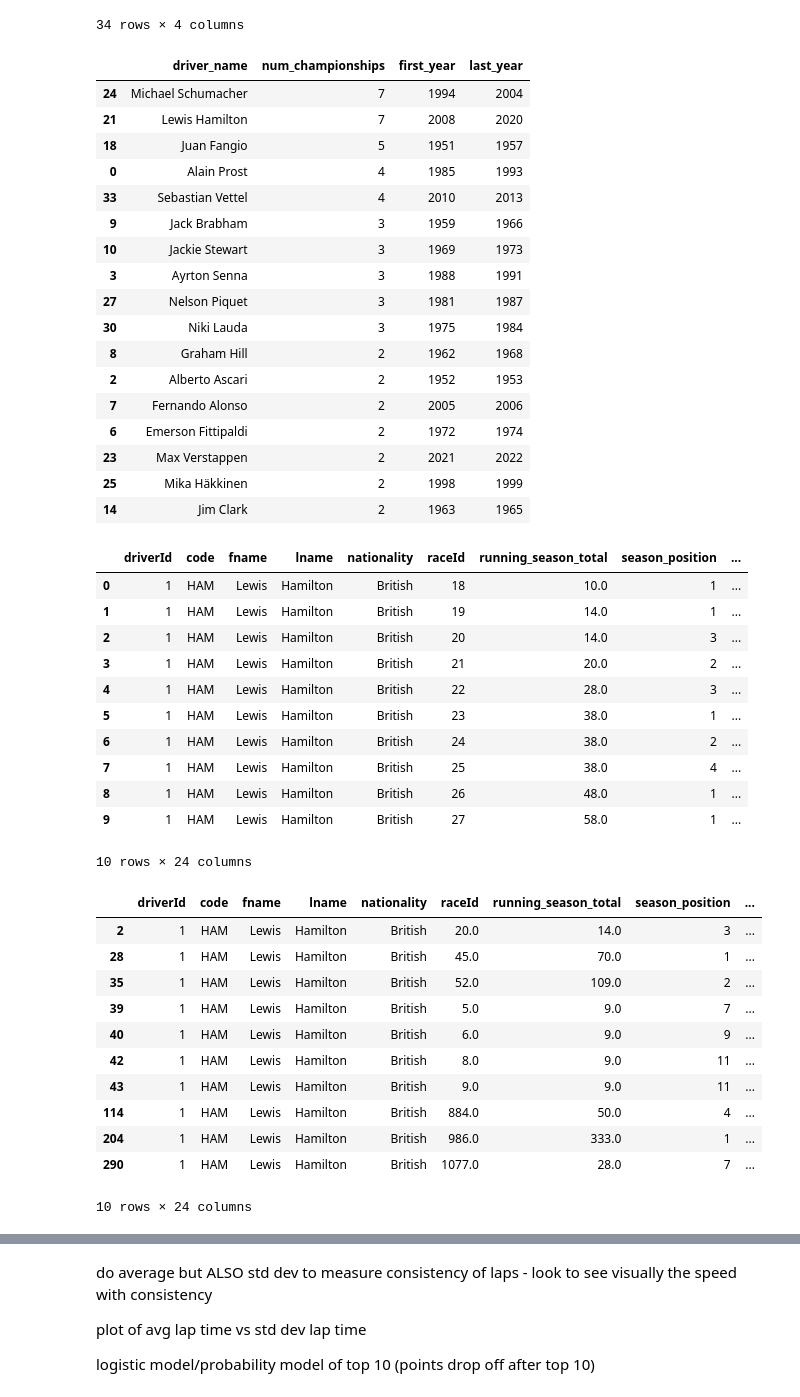
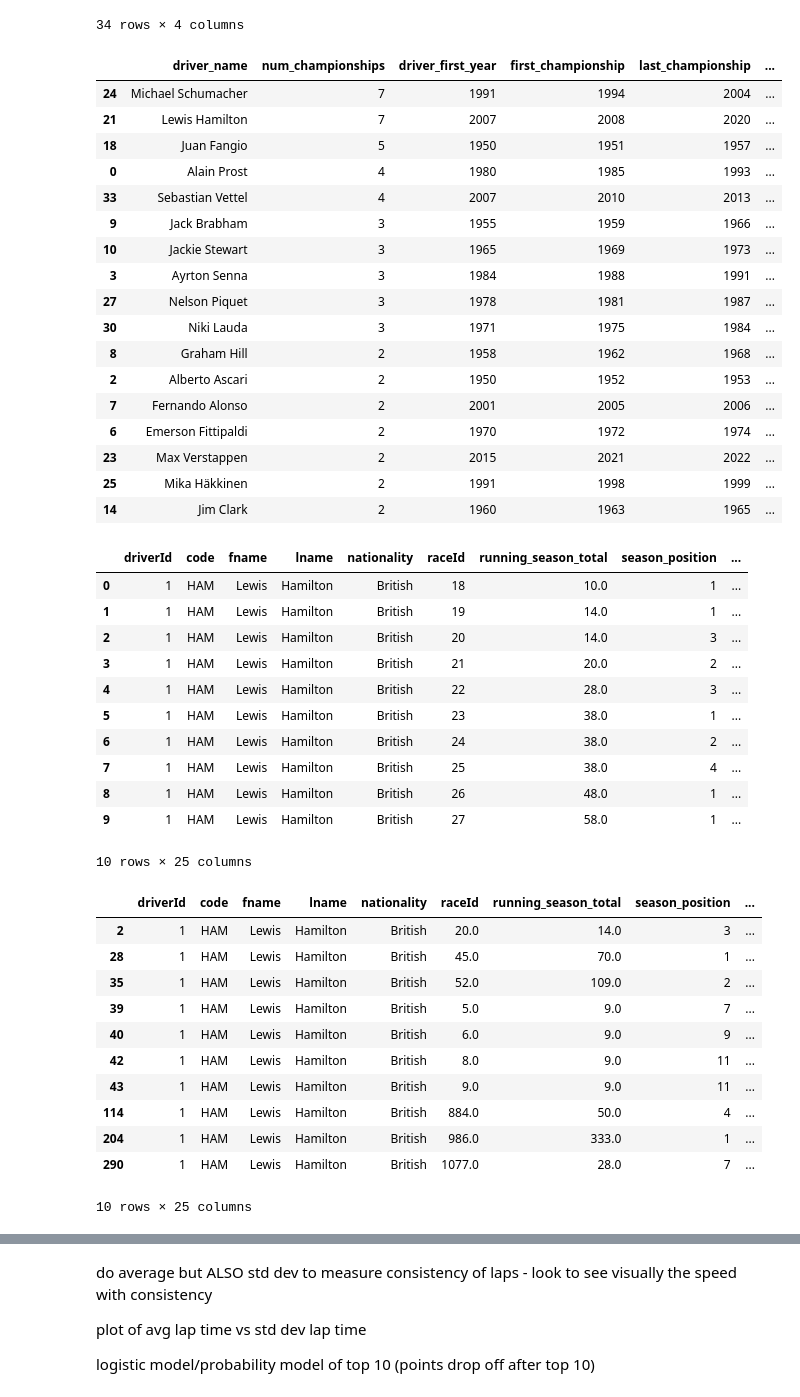
Before and after one commit to mclellanw00/capstone, a Jupyter notebook: F1Data.ipynb, the cells around one changed output, grey strips where cells are left out. Cells and saved outputs as stored; diff of their text form; code cells hidden in the pictures.

```diff
--- a/F1Data.ipynb
+++ b/F1Data.ipynb
@@ -343,7 +359,7 @@ drivers_results_cols.head(8)
 8 rows × 32 columns
 # %%
 drivers_results_cleaning = (drivers_results_cols
-            >> drop(X.position_y, X.position_x, X.positionOrder, X['rank'], X['number'], X['grid'], X.resultId, X.driverStandingsId, X.milliseconds)
+            >> drop(X.position_y, X.position_x, X.positionOrder, X['rank'], X['number'], X.resultId, X.driverStandingsId, X.milliseconds)
 )
 drivers_results_cleaning.head(10)
 # %% [output]
@@ -383,6 +399,10 @@ Index(['driverId', 'code', 'fname', 'lname', 'nationality', 'raceId',
 personalmax = (drivers_status
         >> group_by(X.driverId, X.fname, X.lname, X.nationality, X.year)
         >> summarize(maxdrive = X.running_season_total.max())
+        >> ungroup
+        >> group_by(X.driverId)
+        >> mutate(driverFirst = X.year.min())
+        >> mutate(driverLast = X.year.max())
 )
 personalmax.head(5)
 # %% [output]
@@ -441,8 +461,8 @@ pd.options.display.max_rows = False
 driver_championships_neat = (driver_championships
              >> mutate(driver_name = X.fname + ' ' + X.lname)
              >> arrange(X.year, ascending = True)
-             >> select(X.year, X.driver_name, X.nationality, X.driverId)
-            #  >> drop(X.constructorId, X.team_percents, X.maxpoints)
+             >> select(X.year, X.driver_name, X.nationality, X.driverId, X.driverFirst, X.driverLast)
+             >> mutate(driverId = X.driverId.astype(str))
 )
 driver_championships_neat
 # %% [output]
@@ -497,38 +517,41 @@ driver_count_championships
 # %%
 # Group by driver to count the number of championships won by each driver
 driver_counts = (driver_championships_neat
+                >> select(X.driver_name, X.year, X.driverFirst, X.driverLast)
                 >> group_by(X.driver_name)
                 >> summarize(num_championships=X.year.count(),
-                          first_year=X.year.min(),
-                          last_year=X.year.max())
+                          first_championship=X.year.min(),
+                          last_championship=X.year.max(),
+                          driver_first_year = X.driverFirst.min(),
+                          driver_last_year = X.driverLast.max())
                 >> ungroup
                 >> filter_by(X.num_championships > 1)
                 >> arrange(X.num_championships, ascending = False)
-
+                >> select(X.driver_name, X.num_championships, X.driver_first_year, X.first_championship, X.last_championship, X.driver_last_year)
         )
 
 driver_counts
 
 # Filter for drivers who have won multiple championships
 # %% [output]
-|  | driver_name | num_championships | first_year | last_year |
-| 24 | Michael Schumacher | 7 | 1994 | 2004 |
-| 21 | Lewis Hamilton | 7 | 2008 | 2020 |
-| 18 | Juan Fangio | 5 | 1951 | 1957 |
-| 0 | Alain Prost | 4 | 1985 | 1993 |
-| 33 | Sebastian Vettel | 4 | 2010 | 2013 |
-| 9 | Jack Brabham | 3 | 1959 | 1966 |
-| 10 | Jackie Stewart | 3 | 1969 | 1973 |
-| 3 | Ayrton Senna | 3 | 1988 | 1991 |
-| 27 | Nelson Piquet | 3 | 1981 | 1987 |
-| 30 | Niki Lauda | 3 | 1975 | 1984 |
-| 8 | Graham Hill | 2 | 1962 | 1968 |
-| 2 | Alberto Ascari | 2 | 1952 | 1953 |
-| 7 | Fernando Alonso | 2 | 2005 | 2006 |
-| 6 | Emerson Fittipaldi | 2 | 1972 | 1974 |
-| 23 | Max Verstappen | 2 | 2021 | 2022 |
-| 25 | Mika Häkkinen | 2 | 1998 | 1999 |
-| 14 | Jim Clark | 2 | 1963 | 1965 |
+|  | driver_name | num_championships | driver_first_year | first_championship | last_championship | ... |
+| 24 | Michael Schumacher | 7 | 1991 | 1994 | 2004 | ... |
+| 21 | Lewis Hamilton | 7 | 2007 | 2008 | 2020 | ... |
+| 18 | Juan Fangio | 5 | 1950 | 1951 | 1957 | ... |
+| 0 | Alain Prost | 4 | 1980 | 1985 | 1993 | ... |
+| 33 | Sebastian Vettel | 4 | 2007 | 2010 | 2013 | ... |
+| 9 | Jack Brabham | 3 | 1955 | 1959 | 1966 | ... |
+| 10 | Jackie Stewart | 3 | 1965 | 1969 | 1973 | ... |
+| 3 | Ayrton Senna | 3 | 1984 | 1988 | 1991 | ... |
+| 27 | Nelson Piquet | 3 | 1978 | 1981 | 1987 | ... |
+| 30 | Niki Lauda | 3 | 1971 | 1975 | 1984 | ... |
+| 8 | Graham Hill | 2 | 1958 | 1962 | 1968 | ... |
+| 2 | Alberto Ascari | 2 | 1950 | 1952 | 1953 | ... |
+| 7 | Fernando Alonso | 2 | 2001 | 2005 | 2006 | ... |
+| 6 | Emerson Fittipaldi | 2 | 1970 | 1972 | 1974 | ... |
+| 23 | Max Verstappen | 2 | 2015 | 2021 | 2022 | ... |
+| 25 | Mika Häkkinen | 2 | 1991 | 1998 | 1999 | ... |
+| 14 | Jim Clark | 2 | 1960 | 1963 | 1965 | ... |
 # %%
 # driver_counts.to_csv('./data/driver_counts.csv')
 # %%
@@ -551,7 +574,7 @@ topdriver_select.head(10)
 | 7 | 1 | HAM | Lewis | Hamilton | British | 25 | 38.0 | 4 | ... |
 | 8 | 1 | HAM | Lewis | Hamilton | British | 26 | 48.0 | 1 | ... |
 | 9 | 1 | HAM | Lewis | Hamilton | British | 27 | 58.0 | 1 | ... |
-10 rows × 24 columns
+10 rows × 25 columns
 # %%
 investigate = (drivers_status
         >> group_by(X.status)
@@ -570,6 +593,6 @@ investigate.head(10)
 | 114 | 1 | HAM | Lewis | Hamilton | British | 884.0 | 50.0 | 4 | ... |
 | 204 | 1 | HAM | Lewis | Hamilton | British | 986.0 | 333.0 | 1 | ... |
 | 290 | 1 | HAM | Lewis | Hamilton | British | 1077.0 | 28.0 | 7 | ... |
-10 rows × 24 columns
+10 rows × 25 columns
 # %%
 positionselect = (topdriver_select
```
Also changed, not shown: parts of 39 cells of this notebook.
